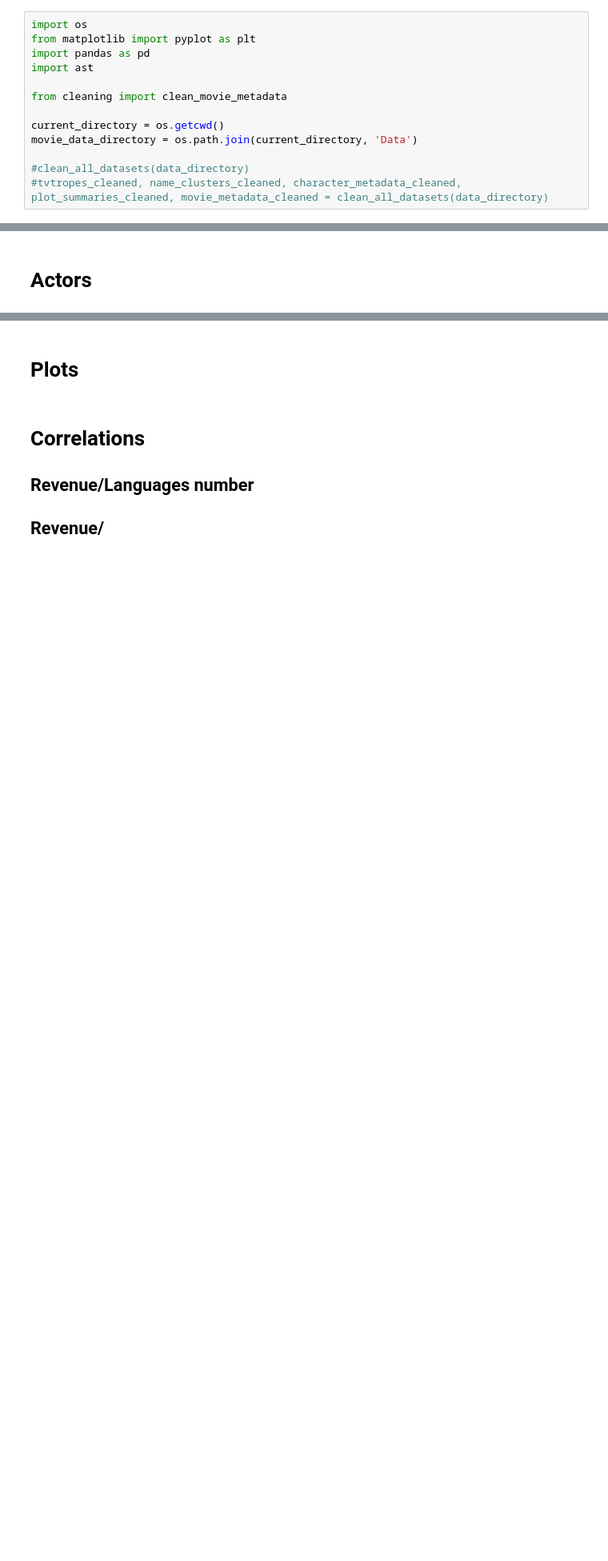
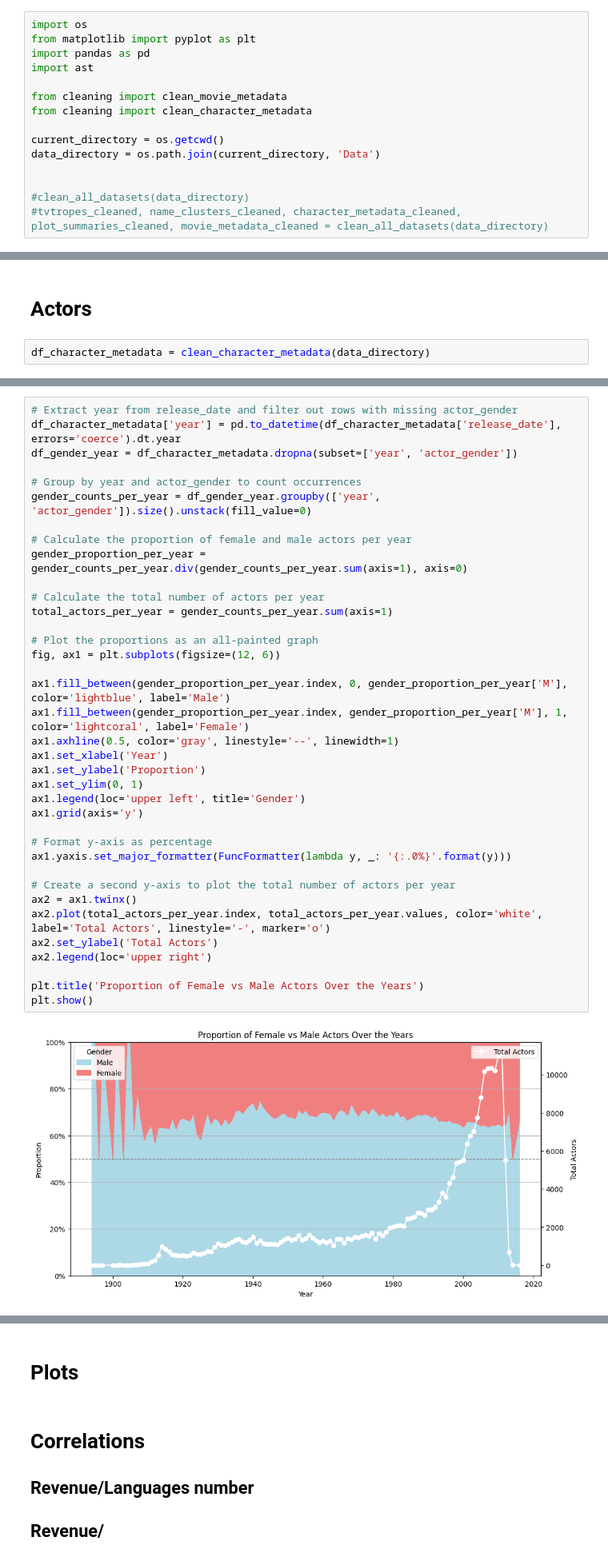
Before and after one commit to epfl-ada/ada-2024-project-spaghetti-raclette-tangyuan-horizon-nexus, a Jupyter notebook: Analysis/descriptive_statistics.ipynb, the cells around one changed output, grey strips where cells are left out. Shown at 80% size. Saved outputs shown, nothing was run; the diff lists cells and outputs as text; blank space fills up the shorter version.

```diff
--- a/Analysis/descriptive_statistics.ipynb
+++ b/Analysis/descriptive_statistics.ipynb
@@ -9,9 +9,11 @@ import pandas as pd
 import ast
 
 from cleaning import clean_movie_metadata
+from cleaning import clean_character_metadata
 
 current_directory = os.getcwd()
-movie_data_directory = os.path.join(current_directory, 'Data')
+data_directory = os.path.join(current_directory, 'Data')
+
 
 #clean_all_datasets(data_directory)
 #tvtropes_cleaned, name_clusters_cleaned, character_metadata_cleaned, plot_summaries_cleaned, movie_metadata_cleaned = clean_all_datasets(data_directory)
@@ -149,2 +180,4 @@ plt.show()
 # %% [markdown]
 # Actors
+# %%
+df_character_metadata = clean_character_metadata(data_directory)
@@ -150,0 +202,39 @@ plt.show()
+# %%
+# Extract year from release_date and filter out rows with missing actor_gender
+df_character_metadata['year'] = pd.to_datetime(df_character_metadata['release_date'], errors='coerce').dt.year
+df_gender_year = df_character_metadata.dropna(subset=['year', 'actor_gender'])
+
+# Group by year and actor_gender to count occurrences
+gender_counts_per_year = df_gender_year.groupby(['year', 'actor_gender']).size().unstack(fill_value=0)
+
+# Calculate the proportion of female and male actors per year
+gender_proportion_per_year = gender_counts_per_year.div(gender_counts_per_year.sum(axis=1), axis=0)
+
+# Calculate the total number of actors per year
+total_actors_per_year = gender_counts_per_year.sum(axis=1)
+
+# Plot the proportions as an all-painted graph
+fig, ax1 = plt.subplots(figsize=(12, 6))
+
+ax1.fill_between(gender_proportion_per_year.index, 0, gender_proportion_per_year['M'], color='lightblue', label='Male')
+ax1.fill_between(gender_proportion_per_year.index, gender_proportion_per_year['M'], 1, color='lightcoral', label='Female')
+ax1.axhline(0.5, color='gray', linestyle='--', linewidth=1)
+ax1.set_xlabel('Year')
+ax1.set_ylabel('Proportion')
+ax1.set_ylim(0, 1)
+ax1.legend(loc='upper left', title='Gender')
+ax1.grid(axis='y')
+
+# Format y-axis as percentage
+ax1.yaxis.set_major_formatter(FuncFormatter(lambda y, _: '{:.0%}'.format(y)))
+
+# Create a second y-axis to plot the total number of actors per year
+ax2 = ax1.twinx()
+ax2.plot(total_actors_per_year.index, total_actors_per_year.values, color='white', label='Total Actors', linestyle='-', marker='o')
+ax2.set_ylabel('Total Actors')
+ax2.legend(loc='upper right')
+
+plt.title('Proportion of Female vs Male Actors Over the Years')
+plt.show()
+# %% [output]
+[figure, added]
```
Also changed, not shown: parts of 6 cells of this notebook.
